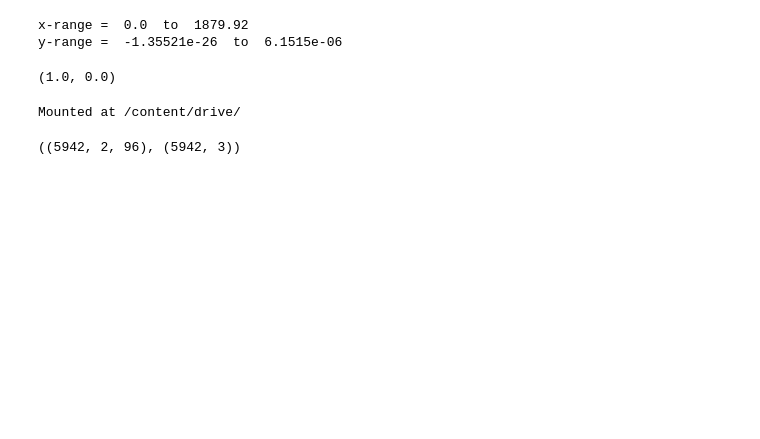
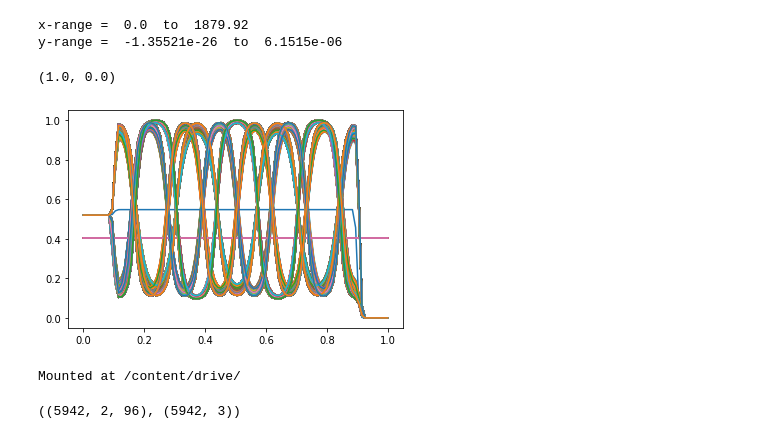
Before and after one commit to miguel-fc/PyTorch-tools, a Jupyter notebook: read_data_nr_vfp49.ipynb, the cells around one changed output. Drawn from its saved outputs; the diff is of its cells as text; code cells hidden in the pictures; blank space fills up the shorter version.

```diff
--- a/read_data_nr_vfp49.ipynb
+++ b/read_data_nr_vfp49.ipynb
@@ -277,6 +277,13 @@ new_sld_arr[:,1,:] = (new_sld_arr[:,1,:] - y_min)/(y_max - y_min)
 new_sld_arr.max(), new_sld_arr.min()
 # %% [output]
 (1.0, 0.0)
+# %%
+#Visualizing the normalized sld curves
+for x in range(new_sld_arr.shape[0]):
+  plt.plot(new_sld_arr[x][0], new_sld_arr[x][1])
+plt.show()
+# %% [output]
+[figure, added]
 # %%
 #Saving the numpy arrays on my google drive
 from google.colab import drive
```
Also changed, not shown: parts of 6 cells of this notebook.
